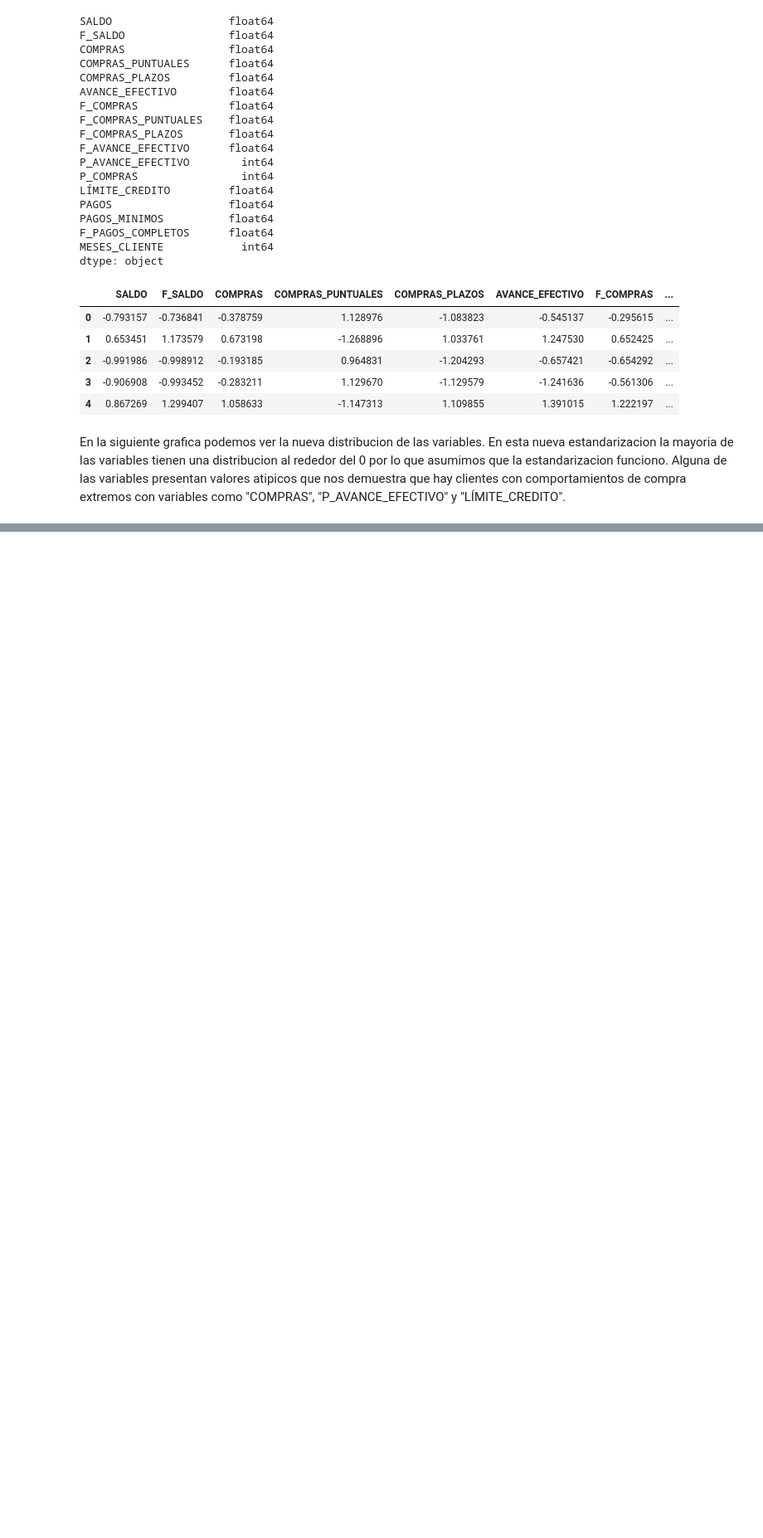
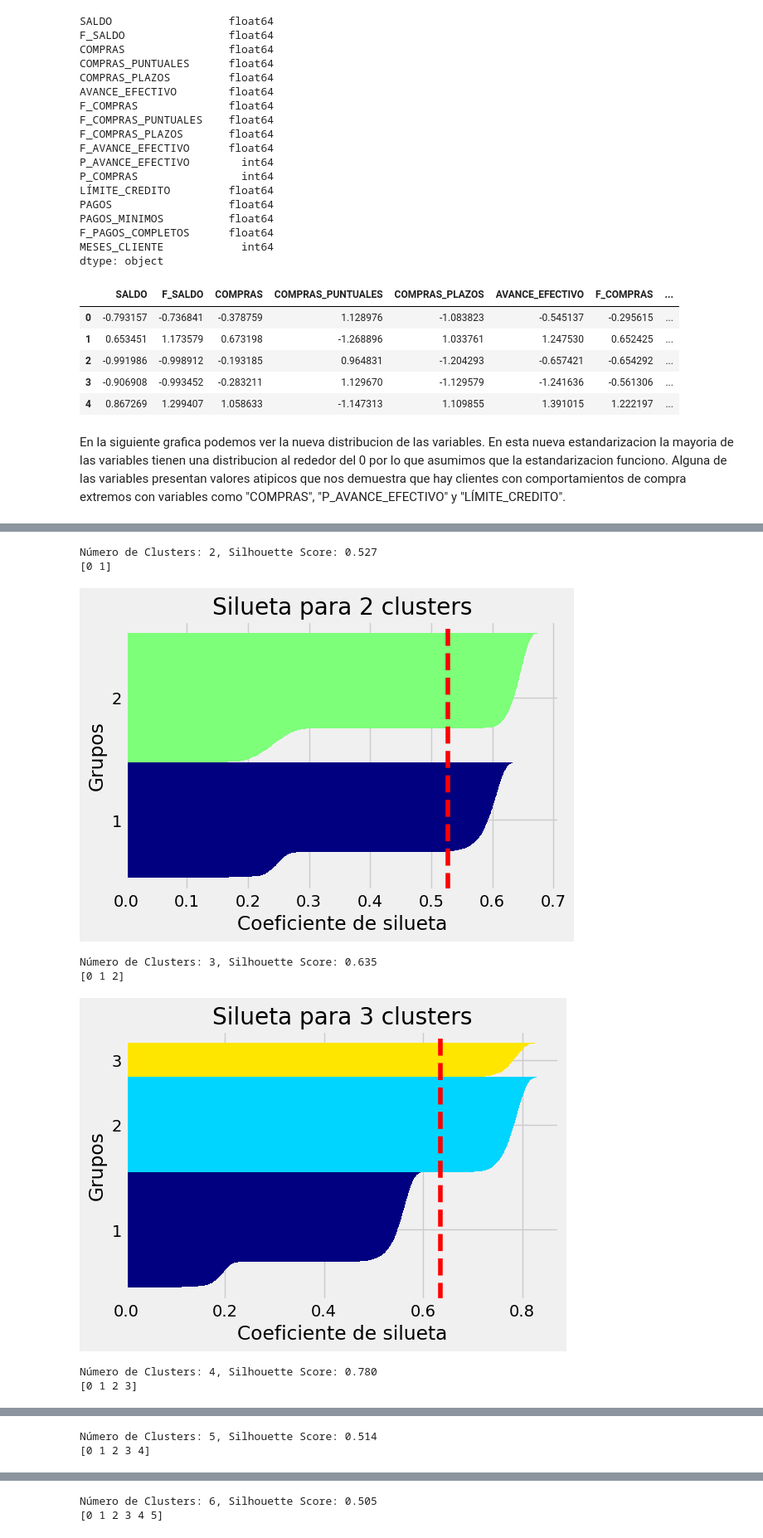
Before and after one commit to InteligenciaNegocios-G14/Laboratorio2, a Jupyter notebook: Laboratorio2.ipynb, the cells around one changed output, grey strips where cells are left out. Shown at 83% size. Cells and saved outputs as stored; diff of their text form; code cells hidden in the pictures; blank space fills up the shorter version.

```diff
--- a/Laboratorio2.ipynb
+++ b/Laboratorio2.ipynb
@@ -292,0 +376,35 @@ plt.show()
+# %%
+def plot_silhouette(data,
+                    labels,
+                   ylabel = 'Grupos',
+                   xlabel = "Coeficiente de silueta",
+                   title = 'Gráfica de silueta'):
+    cluster_labels = np.unique(labels)
+    print(cluster_labels)
+    n_clusters = cluster_labels.shape[0]
+    silhouette_vals = silhouette_samples(data,
+                                        labels,
+                                        metric='euclidean')
+    y_ax_lower, y_ax_upper = 0, 0
+    yticks = []
+    for i, c in enumerate(cluster_labels):
+        c_silhouette_vals = silhouette_vals[labels == c]
+        c_silhouette_vals.sort()
+        y_ax_upper += len(c_silhouette_vals)
+        color = cm.jet(float(i) / n_clusters)
+        plt.barh(range(y_ax_lower, y_ax_upper),
+                        c_silhouette_vals,
+                        height=1.0,
+                        edgecolor='none',
+                        color=color)
+        yticks.append((y_ax_lower + y_ax_upper) / 2.)
+        y_ax_lower += len(c_silhouette_vals)
+    silhouette_avg = np.mean(silhouette_vals)
+    plt.axvline(silhouette_avg,
+                color="red",
+                linestyle="--")
+    plt.yticks(yticks, cluster_labels+1)
+    plt.ylabel(ylabel)
+    plt.xlabel(xlabel)
+    plt.title(title)
+    plt.show()
@@ -292,0 +413,16 @@ plt.show()
+# %%
+for n_clusters in range(2, 7):
+    kmeans = KMeans(n_clusters=n_clusters, random_state=42)
+    cluster_labels = kmeans.fit_predict(data_scaled)
+    print(f"Número de Clusters: {n_clusters}, Silhouette Score: {silhouette_score(data_scaled, cluster_labels):.3f}")
+    plt.figure(figsize=(6, 4))
+    plot_silhouette(data=data_scaled, labels=cluster_labels, title=f'Silueta para {n_clusters} clusters')
+# %% [output]
+Número de Clusters: 2, Silhouette Score: 0.527
+[0 1]
+[figure, added]
+Número de Clusters: 3, Silhouette Score: 0.635
+[0 1 2]
+[figure, added]
+Número de Clusters: 4, Silhouette Score: 0.780
+[0 1 2 3]
@@ -292,0 +430,2 @@ plt.show()
+Número de Clusters: 5, Silhouette Score: 0.514
+[0 1 2 3 4]
@@ -292,0 +433,2 @@ plt.show()
+Número de Clusters: 6, Silhouette Score: 0.505
+[0 1 2 3 4 5]
```
Also changed, not shown: parts of 30 cells of this notebook.
